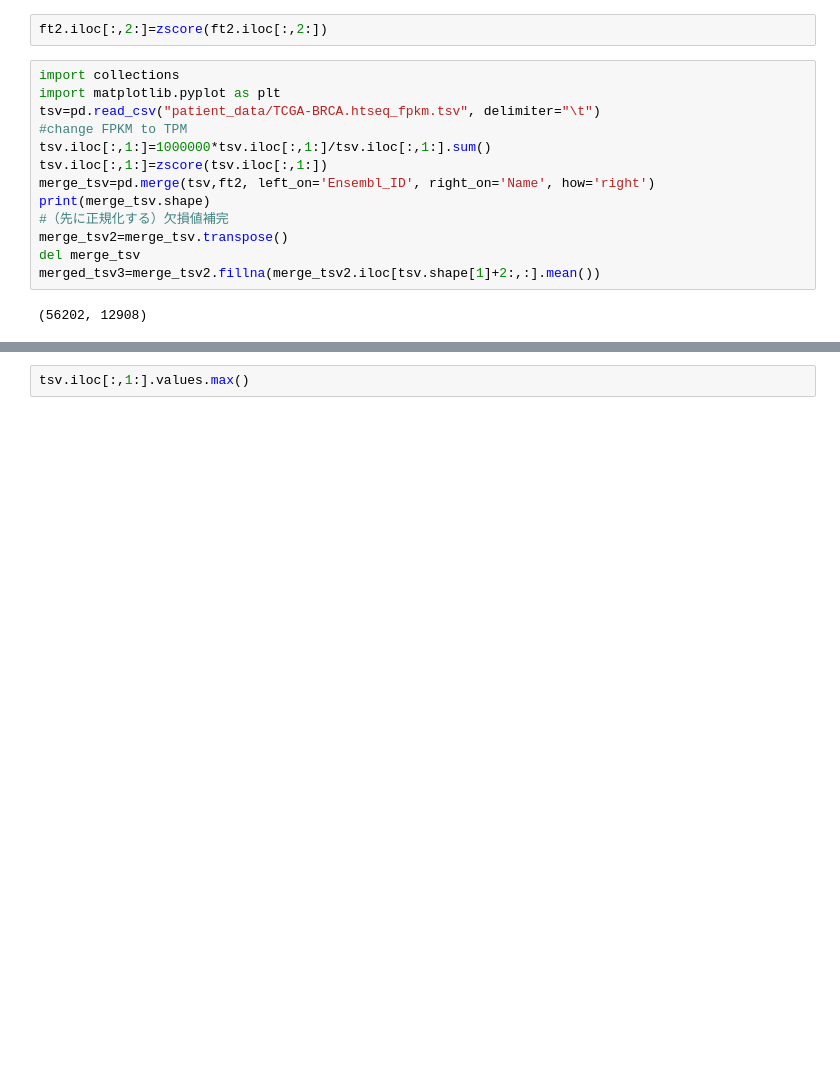
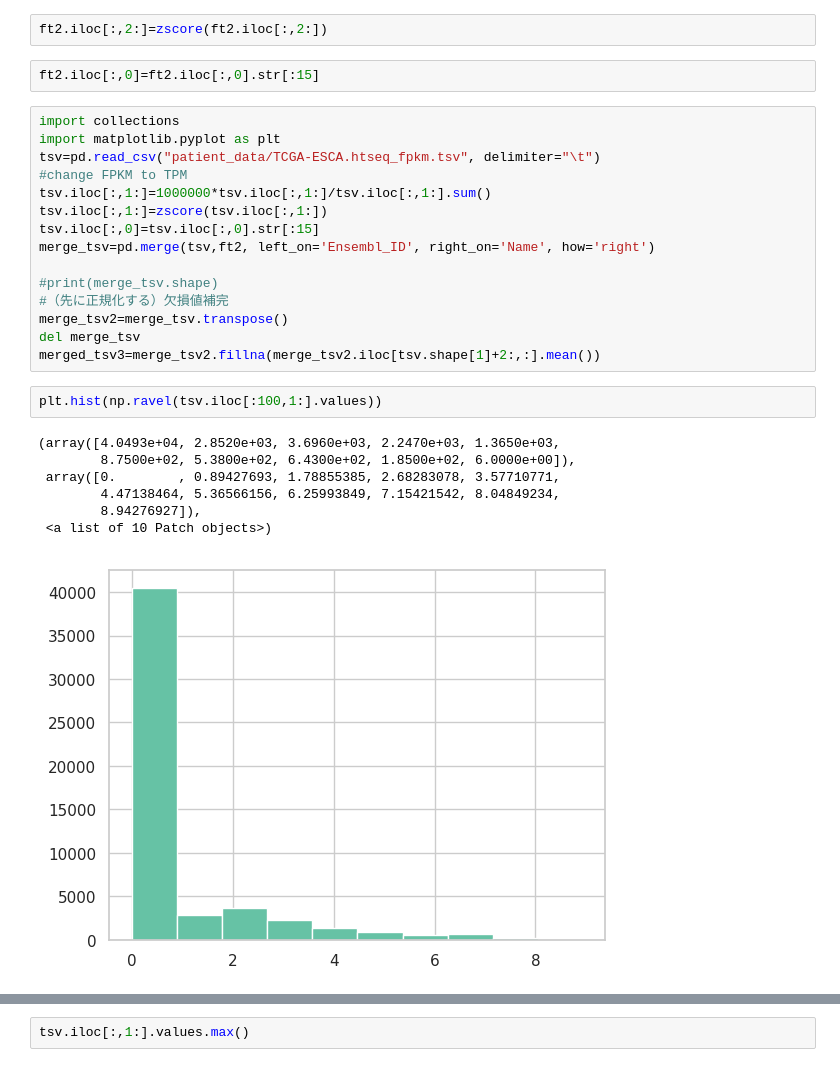
Before and after one commit to KyokoM/tsunodalab, a Jupyter notebook: patient_model_apply.ipynb, the cells around one changed output, grey strips where cells are left out. Drawn from its saved outputs; the diff is of its cells as text; blank space fills up the shorter version.

```diff
--- a/patient_model_apply.ipynb
+++ b/patient_model_apply.ipynb
@@ -177,18 +177,30 @@ ft2.head()
 5 rows × 11690 columns
 # %%
 ft2.iloc[:,2:]=zscore(ft2.iloc[:,2:])
+# %%
+ft2.iloc[:,0]=ft2.iloc[:,0].str[:15]
 # %%
 import collections
 import matplotlib.pyplot as plt
-tsv=pd.read_csv("patient_data/TCGA-BRCA.htseq_fpkm.tsv", delimiter="\t")
+tsv=pd.read_csv("patient_data/TCGA-ESCA.htseq_fpkm.tsv", delimiter="\t")
 #change FPKM to TPM
 tsv.iloc[:,1:]=1000000*tsv.iloc[:,1:]/tsv.iloc[:,1:].sum()
 tsv.iloc[:,1:]=zscore(tsv.iloc[:,1:])
+tsv.iloc[:,0]=tsv.iloc[:,0].str[:15]
 merge_tsv=pd.merge(tsv,ft2, left_on='Ensembl_ID', right_on='Name', how='right')
-print(merge_tsv.shape)
+
+#print(merge_tsv.shape)
 #（先に正規化する）欠損値補完
 merge_tsv2=merge_tsv.transpose()
 del merge_tsv
 merged_tsv3=merge_tsv2.fillna(merge_tsv2.iloc[tsv.shape[1]+2:,:].mean())
-# %% [output]
-(56202, 12908)
+# %%
+plt.hist(np.ravel(tsv.iloc[:100,1:].values))
+# %% [output]
+(array([4.0493e+04, 2.8520e+03, 3.6960e+03, 2.2470e+03, 1.3650e+03,
+        8.7500e+02, 5.3800e+02, 6.4300e+02, 1.8500e+02, 6.0000e+00]),
+ array([0.        , 0.89427693, 1.78855385, 2.68283078, 3.57710771,
+        4.47138464, 5.36566156, 6.25993849, 7.15421542, 8.04849234,
+        8.94276927]),
+ <a list of 10 Patch objects>)
+[figure, added]
```
Also changed, not shown: parts of 11 cells of this notebook.
